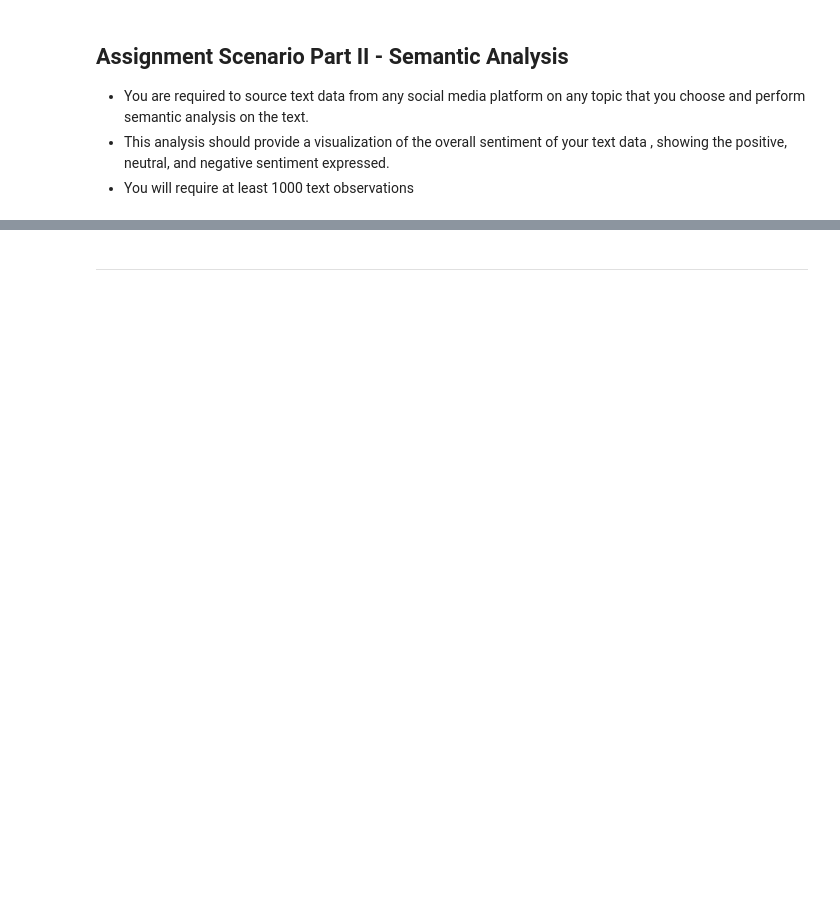
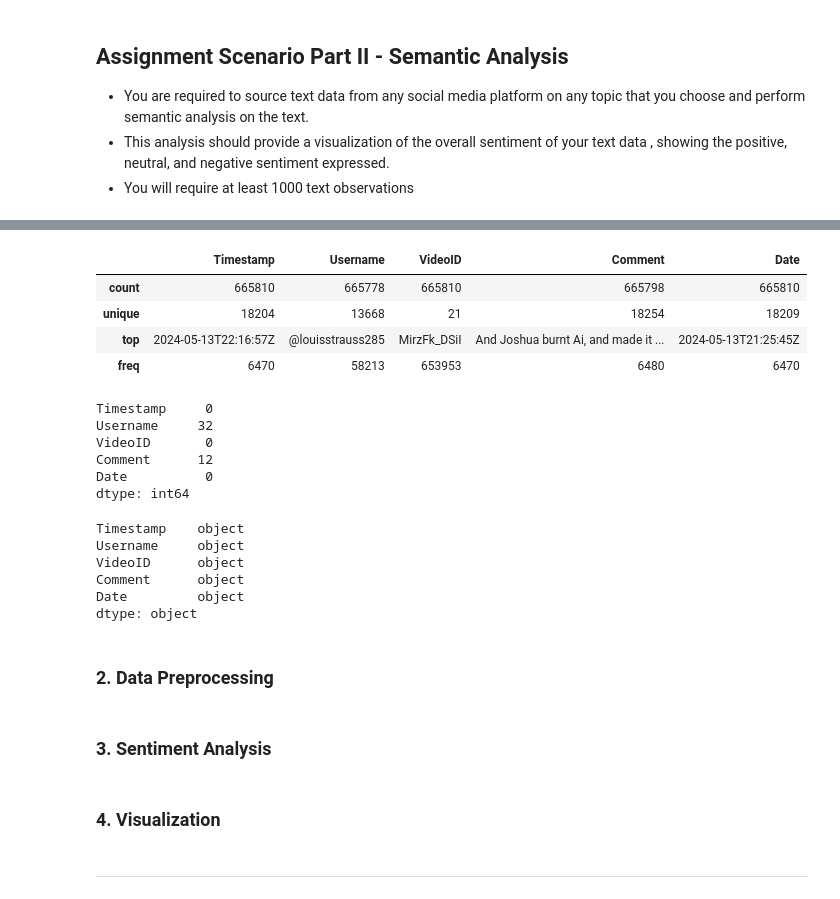
Before and after one commit to danrlei-martins-cct/ML_CA2, a Jupyter notebook: DanrleiMartins_ML_CA2.ipynb, the cells around one changed output, grey strips where cells are left out. Cells and saved outputs as stored; diff of their text form; code cells hidden in the pictures; blank space fills up the shorter version.

```diff
--- a/DanrleiMartins_ML_CA2.ipynb
+++ b/DanrleiMartins_ML_CA2.ipynb
@@ -650,3 +775,38 @@ While the custom neural network model showed improvement over the baseline, its
+# %%
+# Get summary statistics
+openai_youtube_df.describe()
+# %% [output]
+|  | Timestamp | Username | VideoID | Comment | Date |
+| count | 665810 | 665778 | 665810 | 665798 | 665810 |
+| unique | 18204 | 13668 | 21 | 18254 | 18209 |
+| top | 2024-05-13T22:16:57Z | @louisstrauss285 | MirzFk_DSiI | And Joshua burnt Ai, and made it ... | 2024-05-13T21:25:45Z |
+| freq | 6470 | 58213 | 653953 | 6480 | 6470 |
+# %%
+# Check for missing values
+openai_youtube_df.isna().sum()
+# %% [output]
+Timestamp     0
+Username     32
+VideoID       0
+Comment      12
+Date          0
+dtype: int64
+# %%
+# Check for features data types
+openai_youtube_df.dtypes
+# %% [output]
+Timestamp    object
+Username     object
+VideoID      object
+Comment      object
+Date         object
+dtype: object
+# %% [markdown]
+### 2. Data Preprocessing
+# %% [markdown]
+### 3. Sentiment Analysis
+# %% [markdown]
+### 4. Visualization
 # %% [markdown]
 ***
 # %% [markdown]
```
Also changed, not shown: parts of 58 cells of this notebook, 1 other file.
